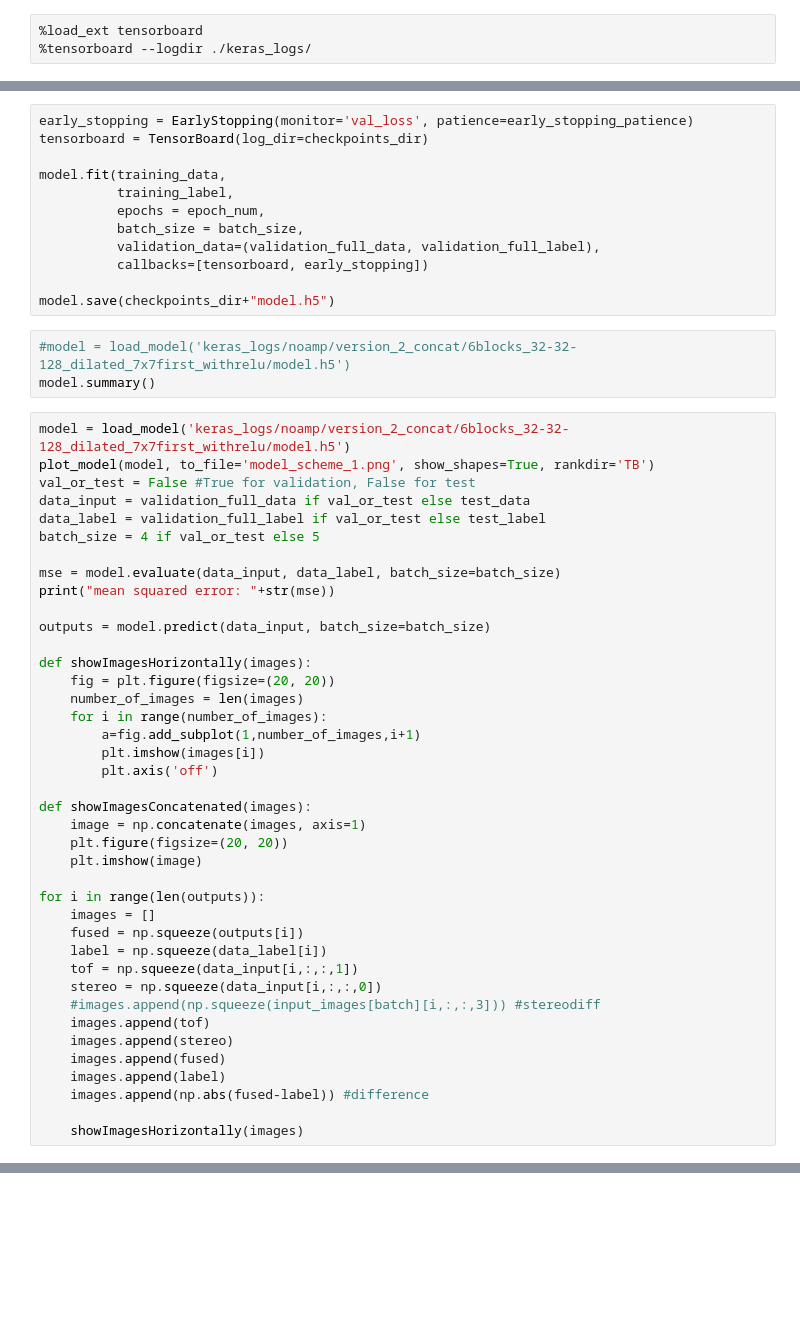
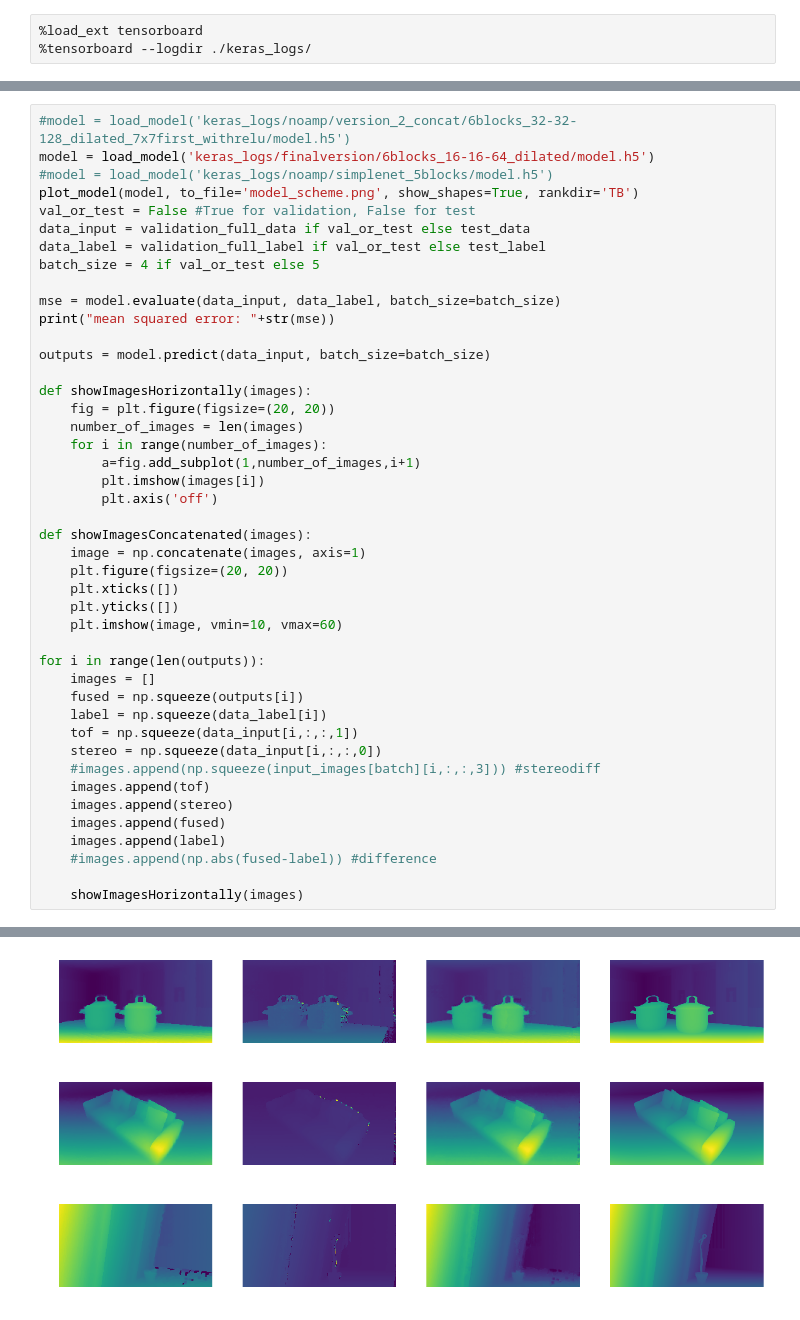
Before and after one commit to frankplus/tof-stereo-fusion, a Jupyter notebook: ToF_Stereo_Fusion_keras_version.ipynb, the cells around one changed output, grey strips where cells are left out. Cells and saved outputs as stored; diff of their text form; blank space fills up the shorter version.

```diff
--- a/ToF_Stereo_Fusion_keras_version.ipynb
+++ b/ToF_Stereo_Fusion_keras_version.ipynb
@@ -217,21 +297,8 @@ model.compile(optimizer='adam', loss='mean_squared_error')
-# %%
-early_stopping = EarlyStopping(monitor='val_loss', patience=early_stopping_patience)
-tensorboard = TensorBoard(log_dir=checkpoints_dir)
-
-model.fit(training_data,
-          training_label,
-          epochs = epoch_num,
-          batch_size = batch_size,
-          validation_data=(validation_full_data, validation_full_label),
-          callbacks=[tensorboard, early_stopping])
-
-model.save(checkpoints_dir+"model.h5")
-# %%
-#model = load_model('keras_logs/noamp/version_2_concat/6blocks_32-32-128_dilated_7x7first_withrelu/model.h5')
-model.summary()
 # %%
-model = load_model('keras_logs/noamp/version_2_concat/6blocks_32-32-128_dilated_7x7first_withrelu/model.h5')
-plot_model(model, to_file='model_scheme_1.png', show_shapes=True, rankdir='TB')
+#model = load_model('keras_logs/noamp/version_2_concat/6blocks_32-32-128_dilated_7x7first_withrelu/model.h5')
+model = load_model('keras_logs/finalversion/6blocks_16-16-64_dilated/model.h5')
+#model = load_model('keras_logs/noamp/simplenet_5blocks/model.h5')
+plot_model(model, to_file='model_scheme.png', show_shapes=True, rankdir='TB')
 val_or_test = False #True for validation, False for test
 data_input = validation_full_data if val_or_test else test_data
 data_label = validation_full_label if val_or_test else test_label
@@ -253,7 +320,9 @@ def showImagesHorizontally(images):
 def showImagesConcatenated(images):
     image = np.concatenate(images, axis=1)
     plt.figure(figsize=(20, 20))
-    plt.imshow(image)
+    plt.xticks([])
+    plt.yticks([])
+    plt.imshow(image, vmin=10, vmax=60)
 
 for i in range(len(outputs)):
     images = []
@@ -266,6 +335,7 @@ for i in range(len(outputs)):
     images.append(stereo)
     images.append(fused)
     images.append(label)
-    images.append(np.abs(fused-label)) #difference
+    #images.append(np.abs(fused-label)) #difference
 
     showImagesHorizontally(images)
+# %% [output]
@@ -271,0 +344,3 @@ for i in range(len(outputs)):
+[figure, added]
+[figure, added]
+[figure, added]
```
Also changed, not shown: parts of 8 cells of this notebook, 15 other files.
